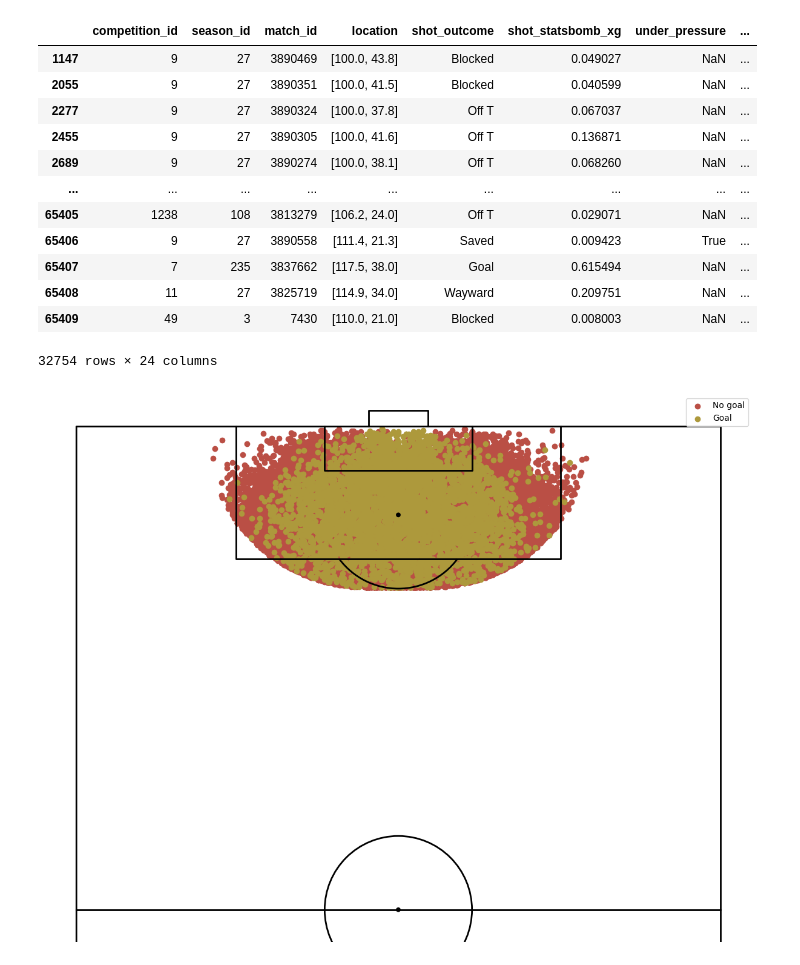
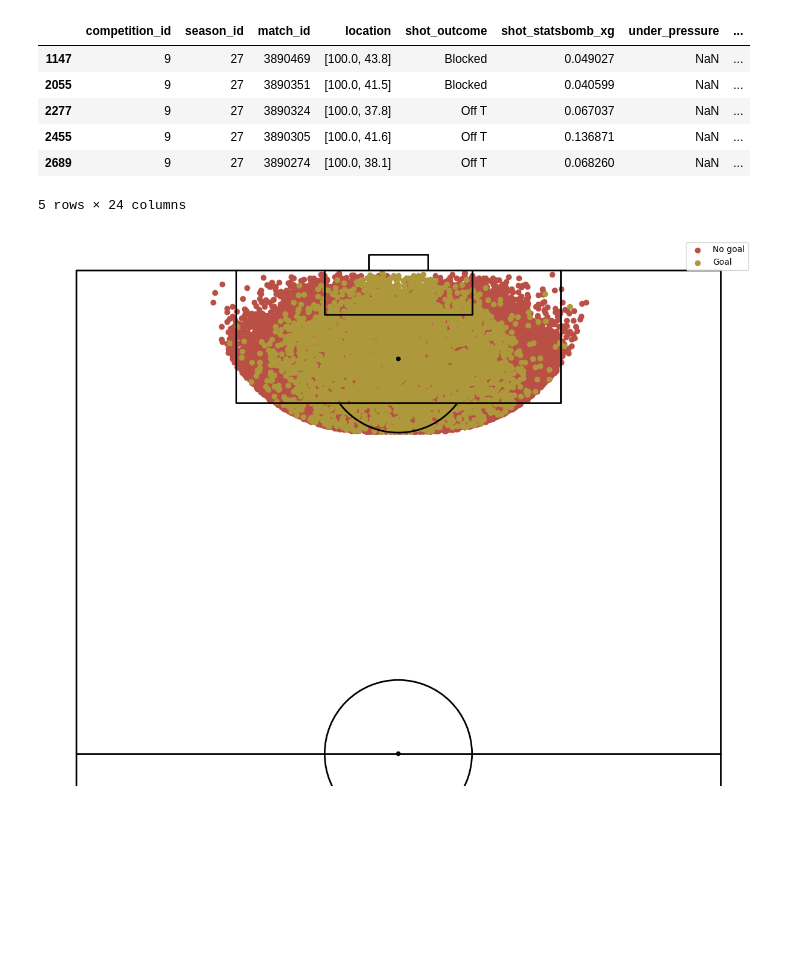
Before and after one commit to adamsaidane/xG_model, a Jupyter notebook: models/xG_foot_openPlay_inside_not1on1.ipynb, the cells around one changed output. Cells and saved outputs as stored; diff of their text form; code cells hidden in the pictures; blank space fills up the shorter version.

```diff
--- a/models/xG_foot_openPlay_inside_not1on1.ipynb
+++ b/models/xG_foot_openPlay_inside_not1on1.ipynb
@@ -6,22 +6,16 @@ from mplsoccer import Pitch, VerticalPitch, FontManager
 # %%
-df_shot=pd.read_csv('shots_data/shots_openplay_foot.csv')
+df_shot=pd.read_csv('../shots_data/shots_openplay_foot.csv')
 df_shot=df_shot[df_shot['distance']<=20]
 df_shot=df_shot[df_shot['1on1']==0]
-df_shot
+df_shot.head()
 # %% [output]
 |  | competition_id | season_id | match_id | location | shot_outcome | shot_statsbomb_xg | under_pressure | ... |
 | 1147 | 9 | 27 | 3890469 | [100.0, 43.8] | Blocked | 0.049027 | NaN | ... |
 | 2055 | 9 | 27 | 3890351 | [100.0, 41.5] | Blocked | 0.040599 | NaN | ... |
 | 2277 | 9 | 27 | 3890324 | [100.0, 37.8] | Off T | 0.067037 | NaN | ... |
 | 2455 | 9 | 27 | 3890305 | [100.0, 41.6] | Off T | 0.136871 | NaN | ... |
 | 2689 | 9 | 27 | 3890274 | [100.0, 38.1] | Off T | 0.068260 | NaN | ... |
-| ... | ... | ... | ... | ... | ... | ... | ... | ... |
-| 65405 | 1238 | 108 | 3813279 | [106.2, 24.0] | Off T | 0.029071 | NaN | ... |
-| 65406 | 9 | 27 | 3890558 | [111.4, 21.3] | Saved | 0.009423 | True | ... |
-| 65407 | 7 | 235 | 3837662 | [117.5, 38.0] | Goal | 0.615494 | NaN | ... |
-| 65408 | 11 | 27 | 3825719 | [114.9, 34.0] | Wayward | 0.209751 | NaN | ... |
-| 65409 | 49 | 3 | 7430 | [110.0, 21.0] | Blocked | 0.008003 | NaN | ... |
-32754 rows × 24 columns
+5 rows × 24 columns
 # %%
 df_goals=df_shot[df_shot['shot_outcome']=='Goal'].copy()
 df_no_goals=df_shot[df_shot['shot_outcome']!='Goal'].copy()
```
Also changed, not shown: parts of 3 cells of this notebook.
